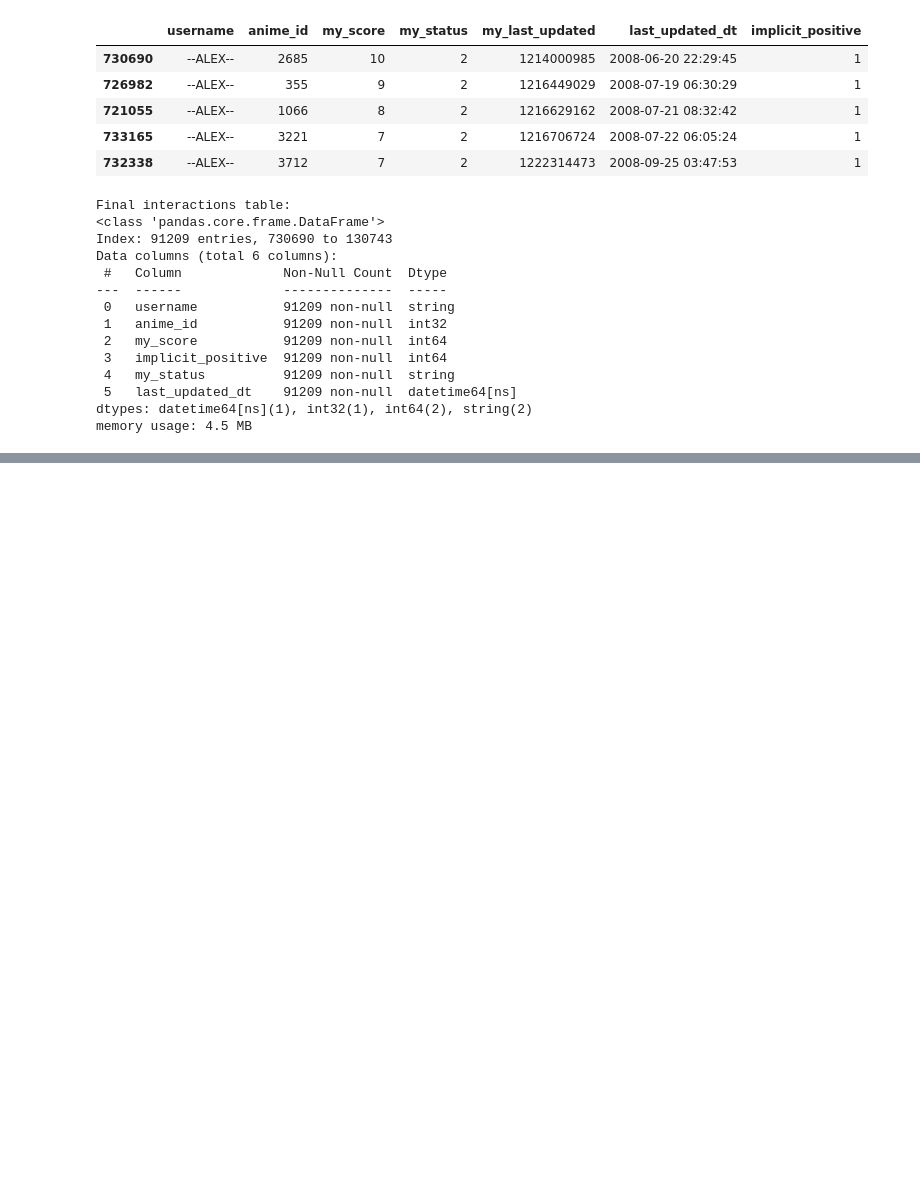
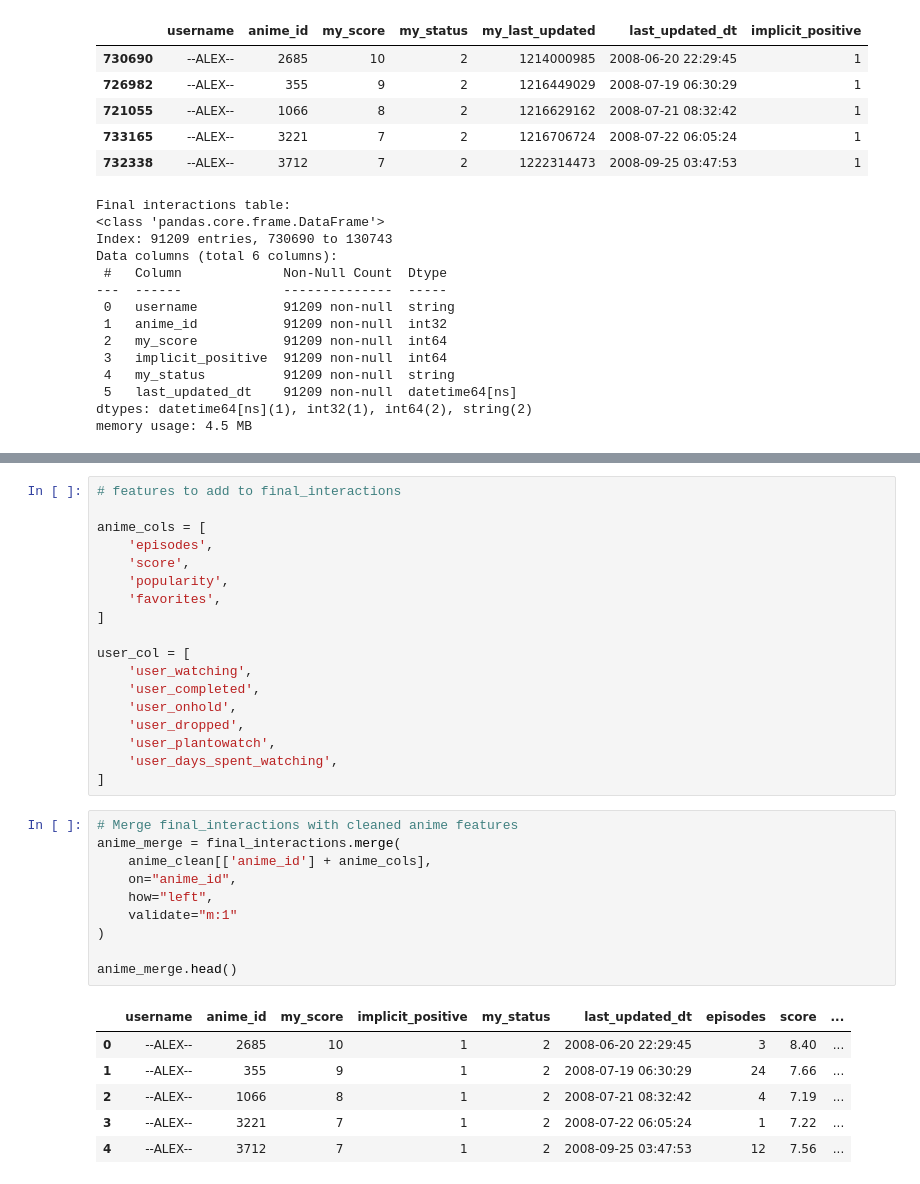
Before and after one commit to prynetopg777/STINTSYMajorOutput, a Jupyter notebook: 01_AnimePref.ipynb, the cells around one changed output, grey strips where cells are left out. Cells and saved outputs as stored; diff of their text form; blank space fills up the shorter version.

```diff
--- a/01_AnimePref.ipynb
+++ b/01_AnimePref.ipynb
@@ -992,0 +1064,35 @@ memory usage: 4.5 MB
+# %%
+# features to add to final_interactions
+
+anime_cols = [
+    'episodes',
+    'score',
+    'popularity',
+    'favorites',
+]
+
+user_col = [
+    'user_watching',
+    'user_completed',
+    'user_onhold',
+    'user_dropped',
+    'user_plantowatch',
+    'user_days_spent_watching',
+]
+# %%
+# Merge final_interactions with cleaned anime features
+anime_merge = final_interactions.merge(
+    anime_clean[['anime_id'] + anime_cols],
+    on="anime_id",
+    how="left",
+    validate="m:1"
+)
+
+anime_merge.head()
+# %% [output]
+|  | username | anime_id | my_score | implicit_positive | my_status | last_updated_dt | episodes | score | ... |
+| 0 | --ALEX-- | 2685 | 10 | 1 | 2 | 2008-06-20 22:29:45 | 3 | 8.40 | ... |
+| 1 | --ALEX-- | 355 | 9 | 1 | 2 | 2008-07-19 06:30:29 | 24 | 7.66 | ... |
+| 2 | --ALEX-- | 1066 | 8 | 1 | 2 | 2008-07-21 08:32:42 | 4 | 7.19 | ... |
+| 3 | --ALEX-- | 3221 | 7 | 1 | 2 | 2008-07-22 06:05:24 | 1 | 7.22 | ... |
+| 4 | --ALEX-- | 3712 | 7 | 1 | 2 | 2008-09-25 03:47:53 | 12 | 7.56 | ... |
```
Also changed, not shown: parts of 30 cells of this notebook, 2 other files.
